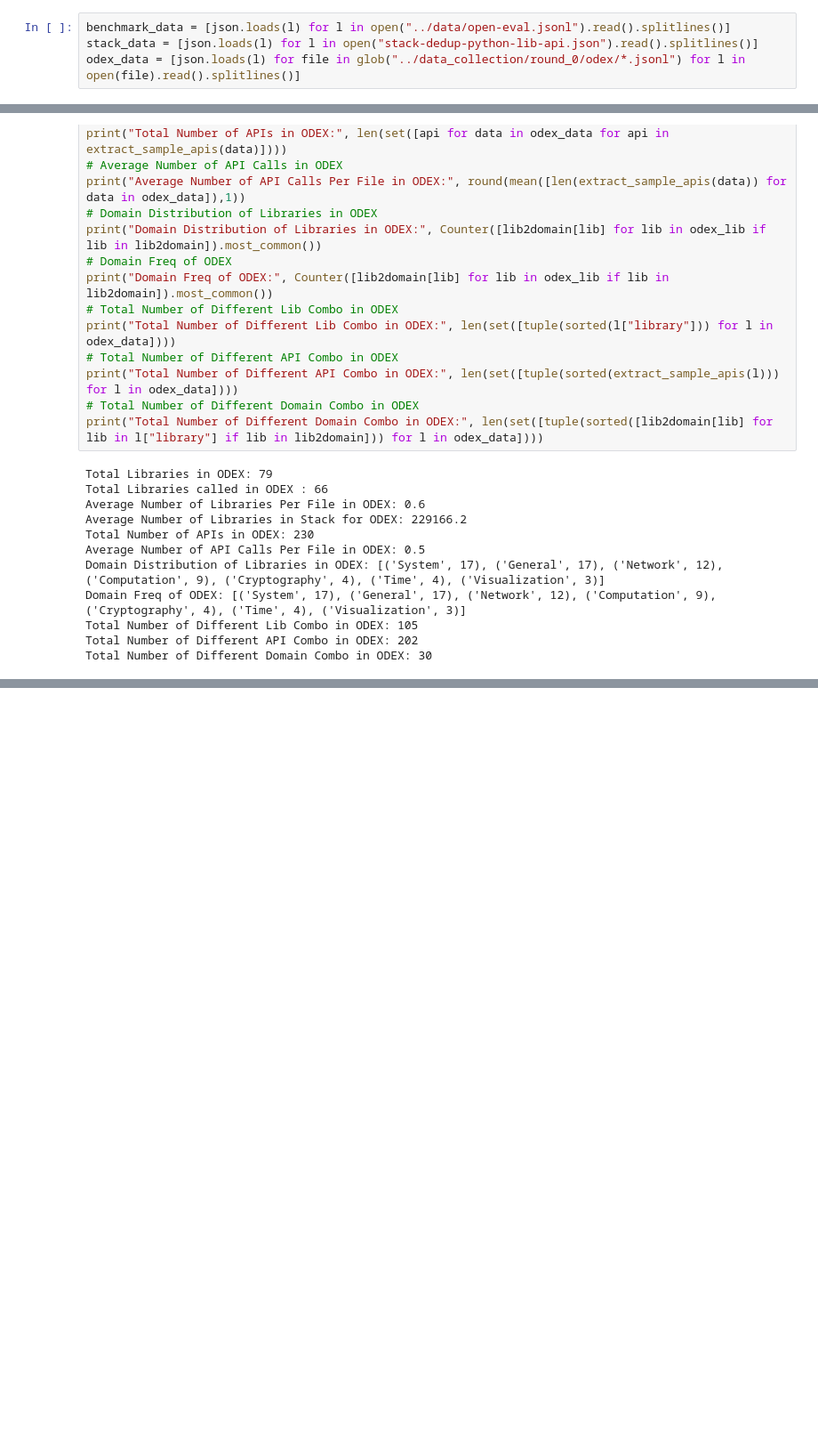
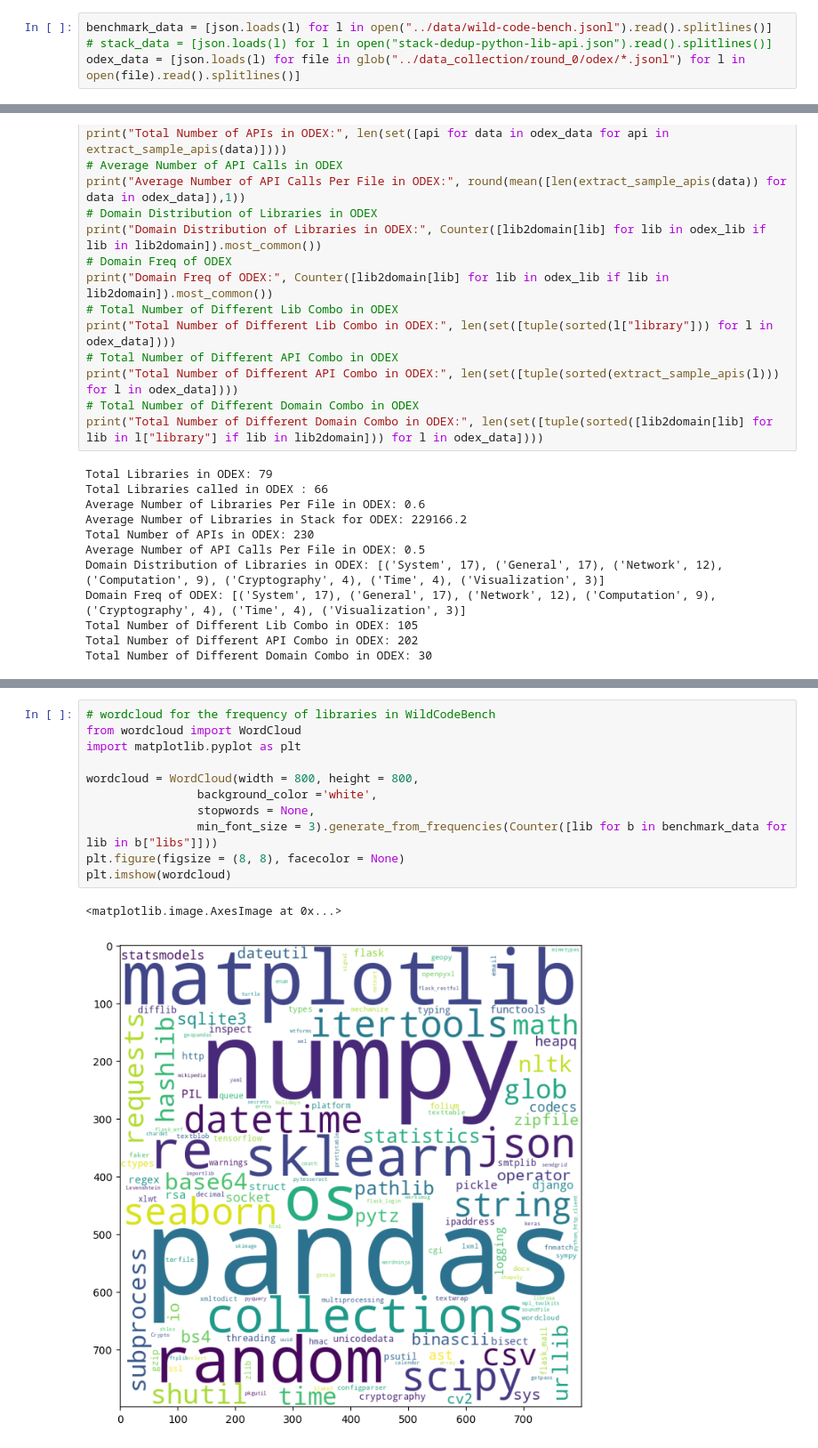
Before and after one commit to bigcode-project/bigcodebench-annotation, a Jupyter notebook: analysis/benchmark_analysis.ipynb, the cells around one changed output, grey strips where cells are left out. Shown at 89% size. Drawn from its saved outputs; the diff is of its cells as text; blank space fills up the shorter version.

```diff
--- a/analysis/benchmark_analysis.ipynb
+++ b/analysis/benchmark_analysis.ipynb
@@ -98,8 +98,8 @@ def extract_sample_apis(sample):
     else:
         return []
 # %%
-benchmark_data = [json.loads(l) for l in open("../data/open-eval.jsonl").read().splitlines()]
-stack_data = [json.loads(l) for l in open("stack-dedup-python-lib-api.json").read().splitlines()]
+benchmark_data = [json.loads(l) for l in open("../data/wild-code-bench.jsonl").read().splitlines()]
+# stack_data = [json.loads(l) for l in open("stack-dedup-python-lib-api.json").read().splitlines()]
 odex_data = [json.loads(l) for file in glob("../data_collection/round_0/odex/*.jsonl") for l in open(file).read().splitlines()]
 # %% [markdown]
 ## Basic Stats
@@ -208,0 +228,14 @@ Total Number of Different Domain Combo in OpenEval: 117
+# %%
+# wordcloud for the frequency of libraries in WildCodeBench
+from wordcloud import WordCloud
+import matplotlib.pyplot as plt
+
+wordcloud = WordCloud(width = 800, height = 800,
+                background_color ='white',
+                stopwords = None,
+                min_font_size = 3).generate_from_frequencies(Counter([lib for b in benchmark_data for lib in b["libs"]]))
+plt.figure(figsize = (8, 8), facecolor = None)
+plt.imshow(wordcloud)
+# %% [output]
+<matplotlib.image.AxesImage at 0x...>
+[figure, added]
```
Also changed, not shown: parts of 7 cells of this notebook, 8 other files.
